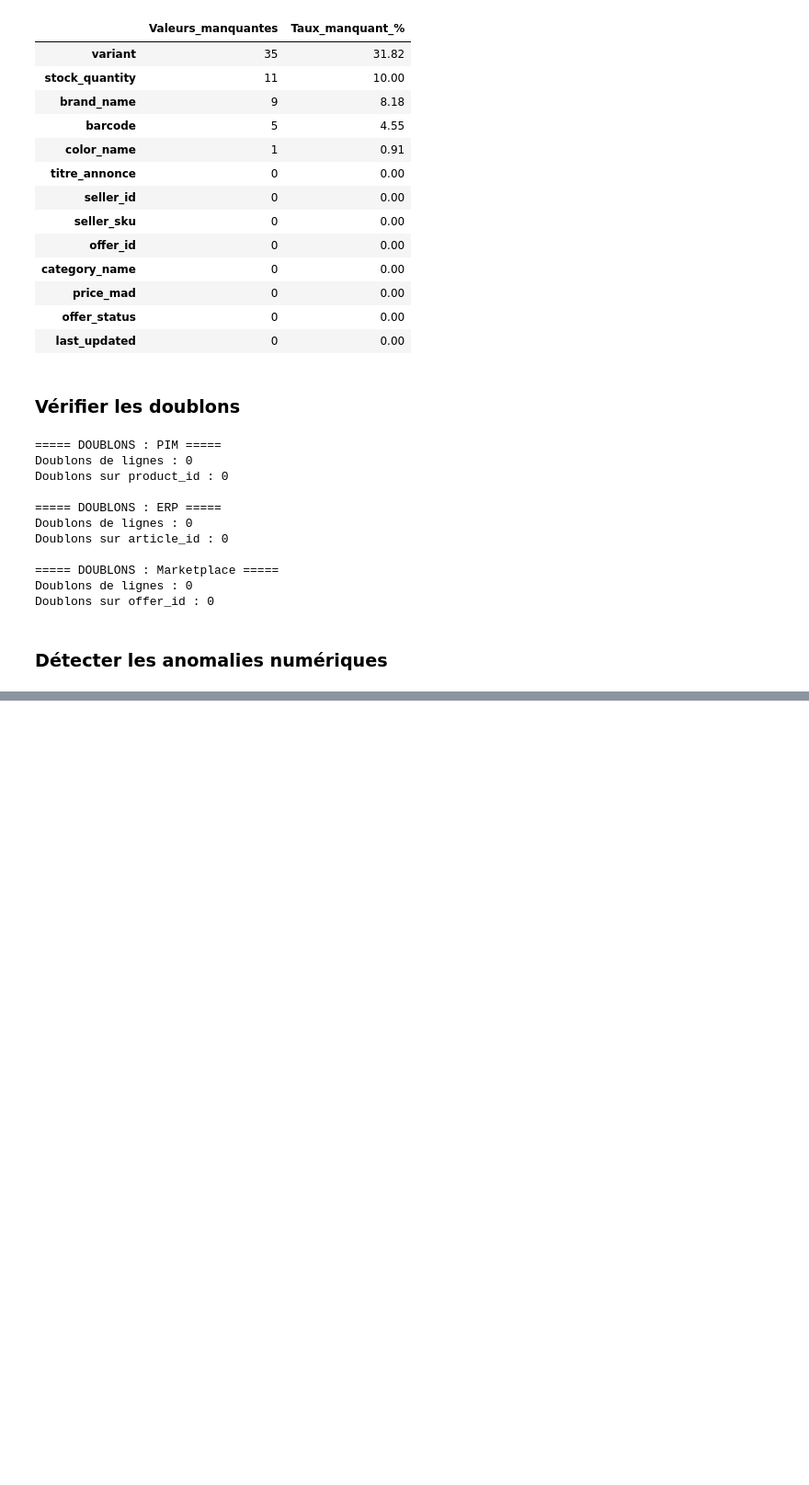
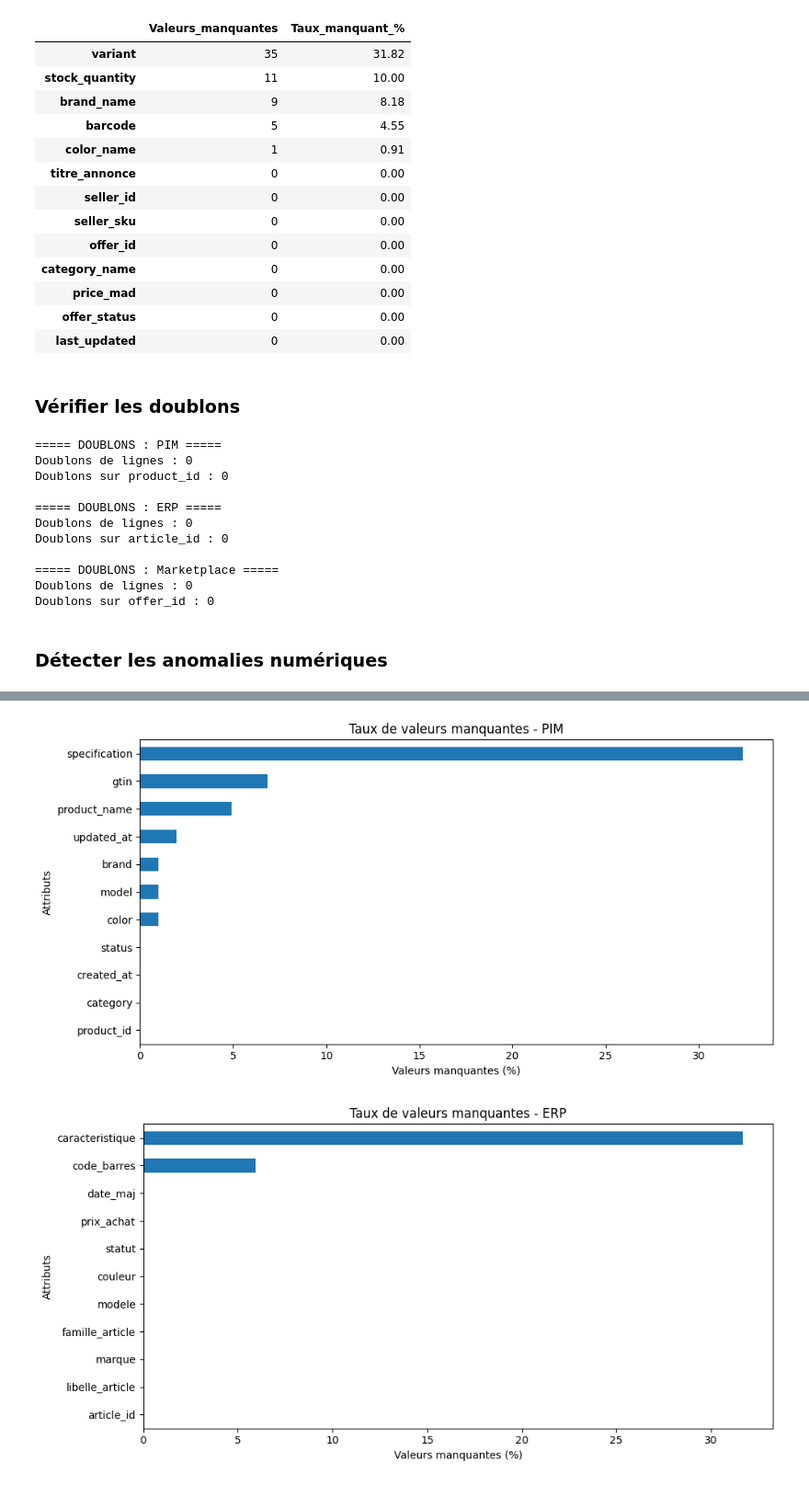
Before and after one commit to Ramadiaw12/Project_datagouvernance, a Jupyter notebook: notebooks/01_diagnostic_donnees.ipynb, the cells around one changed output, grey strips where cells are left out. Shown at 92% size. Drawn from its saved outputs; the diff is of its cells as text; code cells hidden in the pictures; blank space fills up the shorter version.

Commit message:
check les valeurs maquants et normaliser

```diff
--- a/notebooks/01_diagnostic_donnees.ipynb
+++ b/notebooks/01_diagnostic_donnees.ipynb
@@ -182,0 +319,24 @@ Doublons sur offer_id : 0
+# %%
+# Calculer le taux de complétude par colonne
+def analyser_completude(df, nom_source):
+
+    resultat = pd.DataFrame({
+        "Valeurs renseignées": df.notna().sum(),
+        "Valeurs manquantes": df.isna().sum(),
+        "Taux de complétude (%)": (
+            df.notna().mean() * 100
+        ).round(2)
+    })
+
+    resultat.index.name = "Attribut"
+
+    print(f"\n===== COMPLÉTUDE : {nom_source} =====")
+
+    return resultat.sort_values(
+        "Taux de complétude (%)",
+        ascending=True
+    )
+# %%
+for nom, df in sources.items():
+
+    display(analyser_completude(df, nom))
@@ -182,0 +388,18 @@ Doublons sur offer_id : 0
+# %%
+for nom, df in sources.items():
+
+    taux_manquant = (df.isna().mean() * 100).sort_values()
+
+    plt.figure(figsize=(10, 5))
+
+    taux_manquant.plot(kind="barh")
+
+    plt.title(f"Taux de valeurs manquantes - {nom}")
+    plt.xlabel("Valeurs manquantes (%)")
+    plt.ylabel("Attributs")
+
+    plt.tight_layout()
+    plt.show()
+# %% [output]
+[figure, added]
+[figure, added]
```
Also changed, not shown: parts of 14 cells of this notebook.
